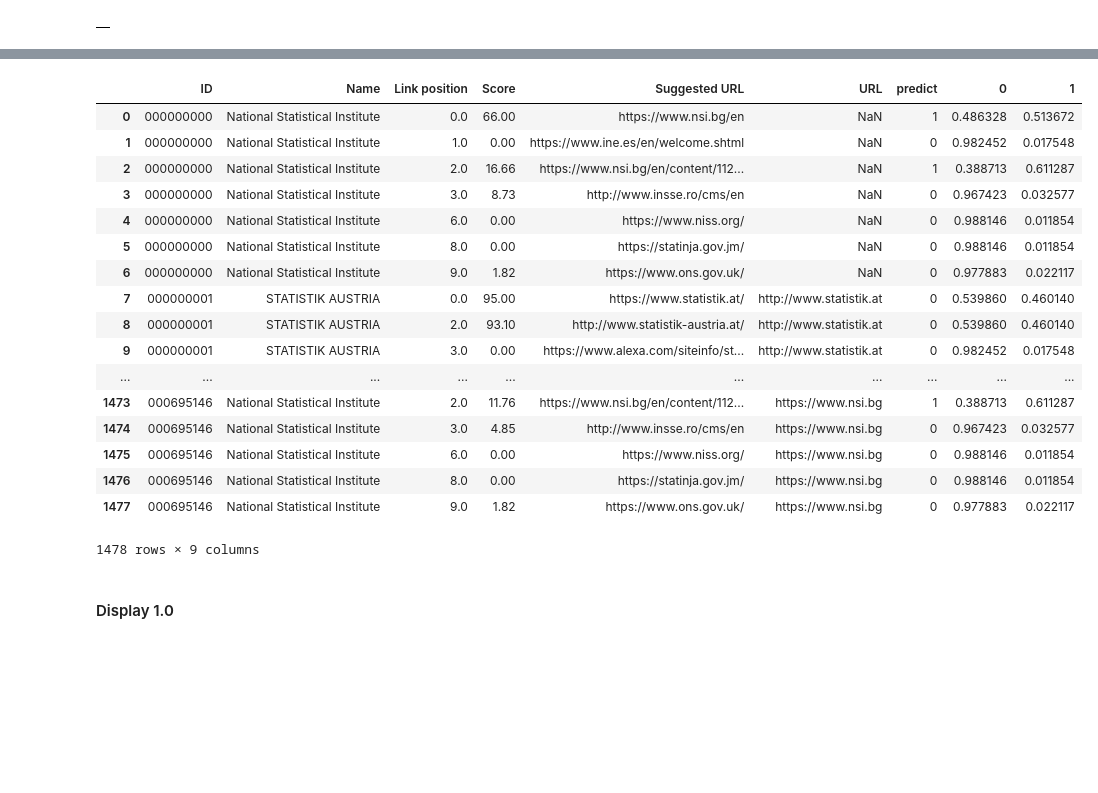
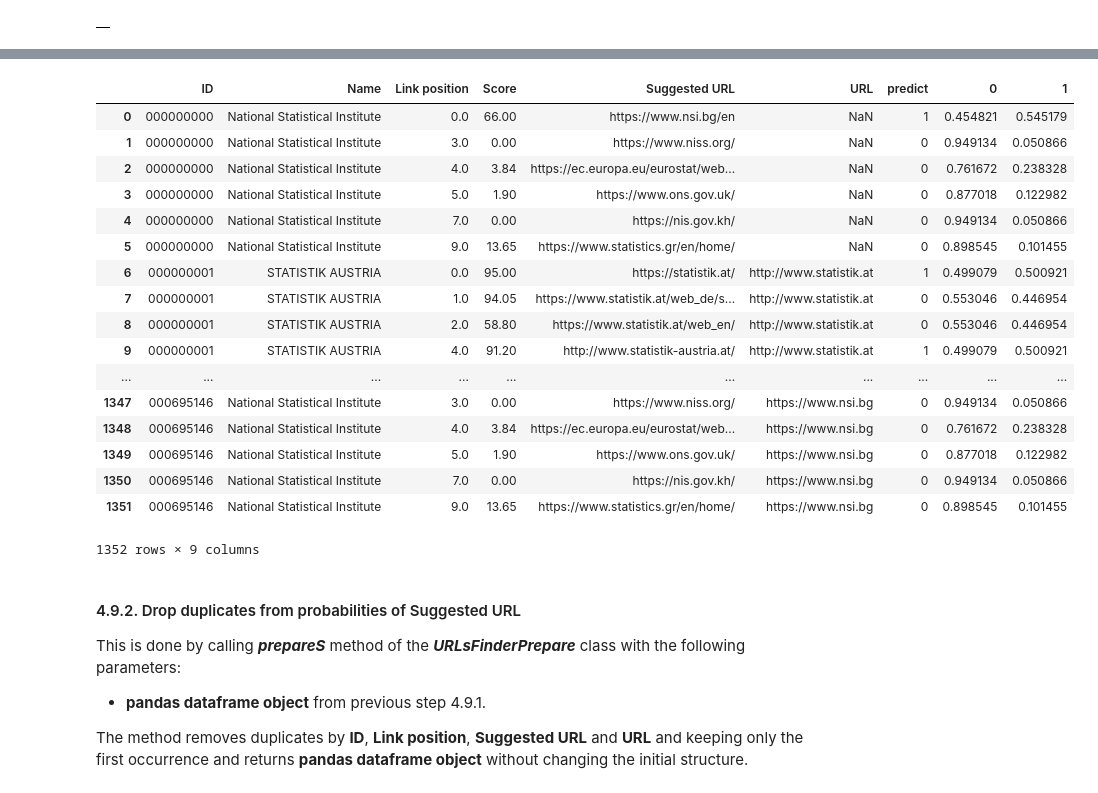
Before and after one commit to EnterpriseCharacteristicsESSnetBigData/StarterKit, a Jupyter notebook: URLsFinder/URLs_Finder_Starte_Kit.ipynb, the cells around one changed output, grey strips where cells are left out. Cells and saved outputs as stored; diff of their text form; code cells hidden in the pictures; blank space fills up the shorter version.

```diff
--- a/URLsFinder/URLs_Finder_Starte_Kit.ipynb
+++ b/URLsFinder/URLs_Finder_Starte_Kit.ipynb
@@ -892,0 +525,2 @@ dflr
+# %%
+lr=ufp.prepareLR(dflr,0.7,56)
@@ -893,4 +533,3 @@ dflr
 # %%
-lr=ufp.prepareLR(dflr,0.5,5)
 ufp.prepareCM(lr[3],lr[4])
 # %% [output]
@@ -931,27 +604,32 @@ ufp.prepareR(lr[1],lr[3],lr[4],lr[6])
 # %%
-df_new=ufp.prepareP(dflr,lr[3],lr[4],lr[5],lr[6])
+df_new=ufp.prepareP(dflr,lr[5],lr[6])
 df_new
 # %% [output]
 |  | ID | Name | Link position | Score | Suggested URL | URL | predict | 0 | 1 |
-| 0 | 000000000 | National Statistical Institute | 0.0 | 66.00 | https://www.nsi.bg/en | NaN | 1 | 0.486328 | 0.513672 |
-| 1 | 000000000 | National Statistical Institute | 1.0 | 0.00 | https://www.ine.es/en/welcome.shtml | NaN | 0 | 0.982452 | 0.017548 |
-| 2 | 000000000 | National Statistical Institute | 2.0 | 16.66 | https://www.nsi.bg/en/content/112... | NaN | 1 | 0.388713 | 0.611287 |
-| 3 | 000000000 | National Statistical Institute | 3.0 | 8.73 | http://www.insse.ro/cms/en | NaN | 0 | 0.967423 | 0.032577 |
-| 4 | 000000000 | National Statistical Institute | 6.0 | 0.00 | https://www.niss.org/ | NaN | 0 | 0.988146 | 0.011854 |
-| 5 | 000000000 | National Statistical Institute | 8.0 | 0.00 | https://statinja.gov.jm/ | NaN | 0 | 0.988146 | 0.011854 |
-| 6 | 000000000 | National Statistical Institute | 9.0 | 1.82 | https://www.ons.gov.uk/ | NaN | 0 | 0.977883 | 0.022117 |
-| 7 | 000000001 | STATISTIK AUSTRIA | 0.0 | 95.00 | https://www.statistik.at/ | http://www.statistik.at | 0 | 0.539860 | 0.460140 |
-| 8 | 000000001 | STATISTIK AUSTRIA | 2.0 | 93.10 | http://www.statistik-austria.at/ | http://www.statistik.at | 0 | 0.539860 | 0.460140 |
-| 9 | 000000001 | STATISTIK AUSTRIA | 3.0 | 0.00 | https://www.alexa.com/siteinfo/st... | http://www.statistik.at | 0 | 0.982452 | 0.017548 |
+| 0 | 000000000 | National Statistical Institute | 0.0 | 66.00 | https://www.nsi.bg/en | NaN | 1 | 0.454821 | 0.545179 |
+| 1 | 000000000 | National Statistical Institute | 3.0 | 0.00 | https://www.niss.org/ | NaN | 0 | 0.949134 | 0.050866 |
+| 2 | 000000000 | National Statistical Institute | 4.0 | 3.84 | https://ec.europa.eu/eurostat/web... | NaN | 0 | 0.761672 | 0.238328 |
+| 3 | 000000000 | National Statistical Institute | 5.0 | 1.90 | https://www.ons.gov.uk/ | NaN | 0 | 0.877018 | 0.122982 |
+| 4 | 000000000 | National Statistical Institute | 7.0 | 0.00 | https://nis.gov.kh/ | NaN | 0 | 0.949134 | 0.050866 |
+| 5 | 000000000 | National Statistical Institute | 9.0 | 13.65 | https://www.statistics.gr/en/home/ | NaN | 0 | 0.898545 | 0.101455 |
+| 6 | 000000001 | STATISTIK AUSTRIA | 0.0 | 95.00 | https://statistik.at/ | http://www.statistik.at | 1 | 0.499079 | 0.500921 |
+| 7 | 000000001 | STATISTIK AUSTRIA | 1.0 | 94.05 | https://www.statistik.at/web_de/s... | http://www.statistik.at | 0 | 0.553046 | 0.446954 |
+| 8 | 000000001 | STATISTIK AUSTRIA | 2.0 | 58.80 | https://www.statistik.at/web_en/ | http://www.statistik.at | 0 | 0.553046 | 0.446954 |
+| 9 | 000000001 | STATISTIK AUSTRIA | 4.0 | 91.20 | http://www.statistik-austria.at/ | http://www.statistik.at | 1 | 0.499079 | 0.500921 |
 | ... | ... | ... | ... | ... | ... | ... | ... | ... | ... |
-| 1473 | 000695146 | National Statistical Institute | 2.0 | 11.76 | https://www.nsi.bg/en/content/112... | https://www.nsi.bg | 1 | 0.388713 | 0.611287 |
-| 1474 | 000695146 | National Statistical Institute | 3.0 | 4.85 | http://www.insse.ro/cms/en | https://www.nsi.bg | 0 | 0.967423 | 0.032577 |
-| 1475 | 000695146 | National Statistical Institute | 6.0 | 0.00 | https://www.niss.org/ | https://www.nsi.bg | 0 | 0.988146 | 0.011854 |
-| 1476 | 000695146 | National Statistical Institute | 8.0 | 0.00 | https://statinja.gov.jm/ | https://www.nsi.bg | 0 | 0.988146 | 0.011854 |
-| 1477 | 000695146 | National Statistical Institute | 9.0 | 1.82 | https://www.ons.gov.uk/ | https://www.nsi.bg | 0 | 0.977883 | 0.022117 |
+| 1347 | 000695146 | National Statistical Institute | 3.0 | 0.00 | https://www.niss.org/ | https://www.nsi.bg | 0 | 0.949134 | 0.050866 |
+| 1348 | 000695146 | National Statistical Institute | 4.0 | 3.84 | https://ec.europa.eu/eurostat/web... | https://www.nsi.bg | 0 | 0.761672 | 0.238328 |
+| 1349 | 000695146 | National Statistical Institute | 5.0 | 1.90 | https://www.ons.gov.uk/ | https://www.nsi.bg | 0 | 0.877018 | 0.122982 |
+| 1350 | 000695146 | National Statistical Institute | 7.0 | 0.00 | https://nis.gov.kh/ | https://www.nsi.bg | 0 | 0.949134 | 0.050866 |
+| 1351 | 000695146 | National Statistical Institute | 9.0 | 13.65 | https://www.statistics.gr/en/home/ | https://www.nsi.bg | 0 | 0.898545 | 0.101455 |
-1478 rows × 9 columns
+1352 rows × 9 columns
-# %% [markdown]
-#### Display 1.0
+# %% [markdown]
+#### 4.9.2. Drop duplicates from probabilities of Suggested URL
+
+This is done by calling ***prepareS*** method of the ***URLsFinderPrepare*** class with the following parameters:
+- **pandas dataframe object** from previous step 4.9.1.
+
+The method removes duplicates by **ID**, **Link position**, **Suggested URL** and **URL** and keeping only the first occurrence and returns **pandas dataframe object** without changing the initial structure.
 # %%
 df_sug=ufp.prepareS(df_new)
 df_sug
```
Also changed, not shown: parts of 73 cells of this notebook.
